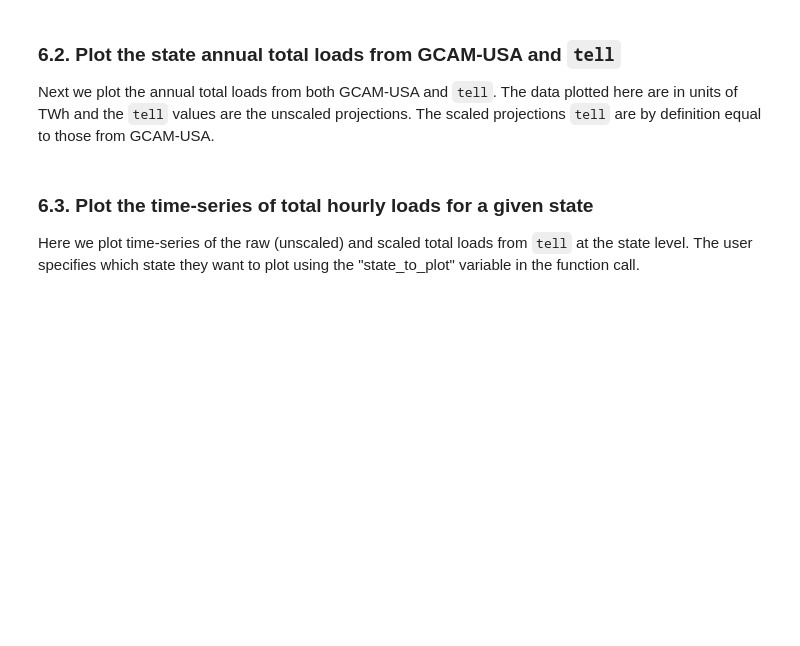
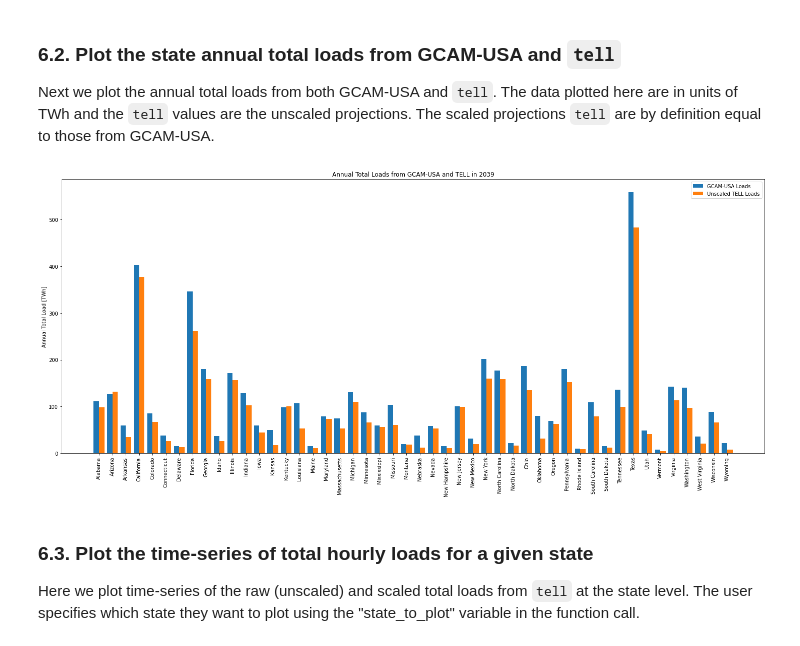
Before and after one commit to IMMM-SFA/tell, a Jupyter notebook: notebooks/tell_quickstarter.ipynb, the cells around one changed output. Saved outputs shown, nothing was run; the diff lists cells and outputs as text; code cells hidden in the pictures; blank space fills up the shorter version.

```diff
--- a/notebooks/tell_quickstarter.ipynb
+++ b/notebooks/tell_quickstarter.ipynb
@@ -202,12 +206,14 @@ tell.plot_state_scaling_factors(year_to_plot = '2099',
 Next we plot the annual total loads from both GCAM-USA and `tell`. The data plotted here are in units of TWh and the `tell` values are the unscaled projections. The scaled projections `tell` are by definition equal to those from GCAM-USA.
 # %%
 # Plot the annual total loads from both GCAM-USA and TELL:
-tell.plot_state_annual_total_loads(year_to_plot = '2079',
+tell.plot_state_annual_total_loads(year_to_plot = '2039',
                                    scenario_to_plot = 'rcp85hotter_ssp5',
                                    data_input_dir = tell_data_dir,
                                    image_output_dir = tell_image_dir,
                                    image_resolution = 150,
                                    save_images = False)
+# %% [output]
+[figure, added]
 # %% [markdown]
 ### 6.3. Plot the time-series of total hourly loads for a given state
 
```
Also changed, not shown: parts of 7 cells of this notebook.
